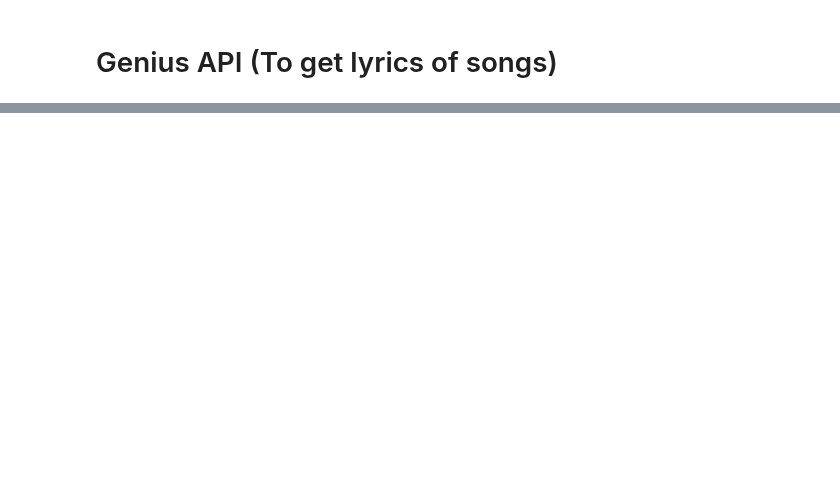
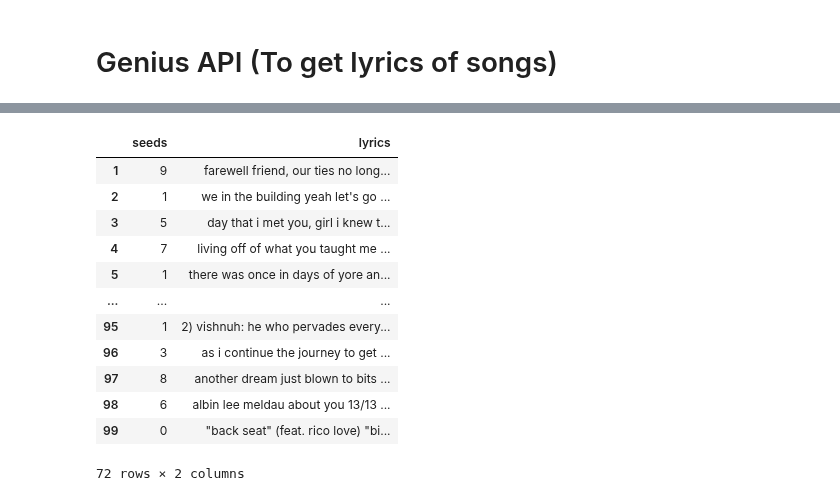
Before and after one commit to mertbkts/Lyrics_Sentiment_Analysis, a Jupyter notebook: training.ipynb, the cells around one changed output, grey strips where cells are left out. Cells and saved outputs as stored; diff of their text form; code cells hidden in the pictures; blank space fills up the shorter version.

```diff
--- a/training.ipynb
+++ b/training.ipynb
@@ -131,0 +299,18 @@ display(muse[muse['track'] == 'Whip My Hair'])
+# %%
+# Drop track and artist columns
+rows_with_top_seeds = rows_with_top_seeds.drop(['track', 'artist'], axis=1)
+rows_with_top_seeds
+# %% [output]
+|  | seeds | lyrics |
+| 1 | 9 | farewell friend, our ties no long... |
+| 2 | 1 | we in the building yeah let's go ... |
+| 3 | 5 | day that i met you, girl i knew t... |
+| 4 | 7 | living off of what you taught me ... |
+| 5 | 1 | there was once in days of yore an... |
+| ... | ... | ... |
+| 95 | 1 | 2) vishnuh: he who pervades every... |
+| 96 | 3 | as i continue the journey to get ... |
+| 97 | 8 | another dream just blown to bits ... |
+| 98 | 6 | albin lee meldau about you 13/13 ... |
+| 99 | 0 | "back seat" (feat. rico love) "bi... |
+72 rows × 2 columns
```
Also changed, not shown: parts of 22 cells of this notebook, 3 other files.
